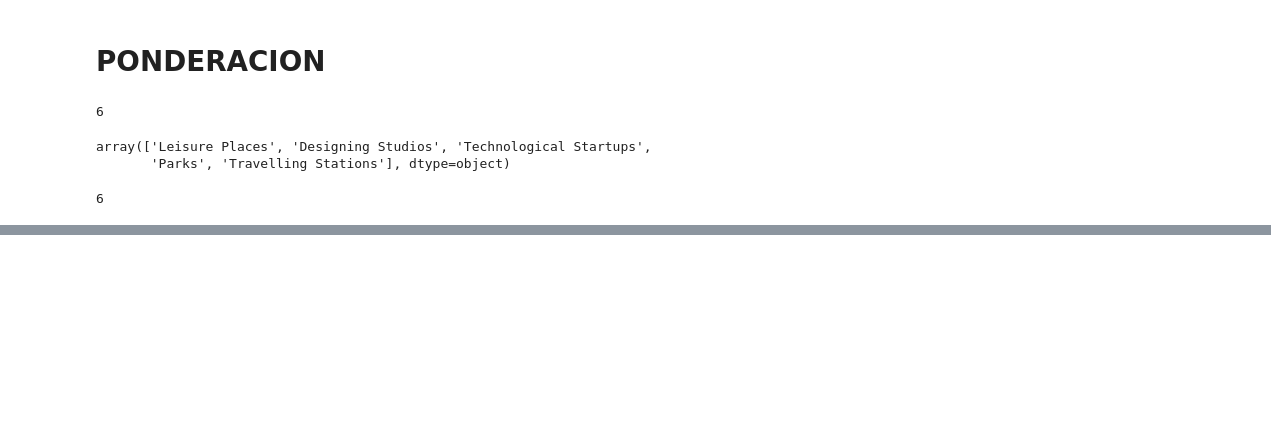
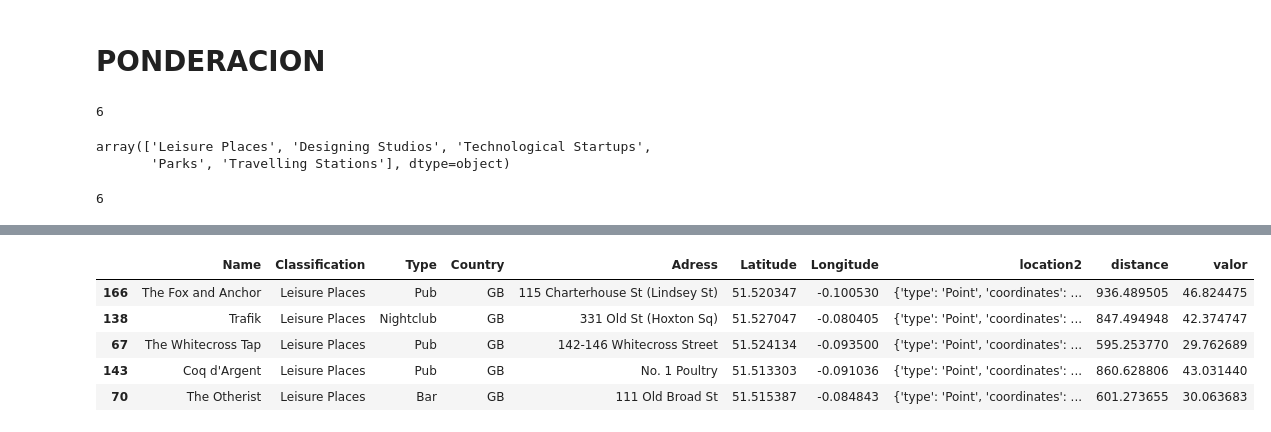
Before and after one commit to jaimecabanyes/Mi_trabajo_4, a Jupyter notebook: GeoQueries.ipynb, the cells around one changed output, grey strips where cells are left out. Drawn from its saved outputs; the diff is of its cells as text; code cells hidden in the pictures; blank space fills up the shorter version.

```diff
--- a/GeoQueries.ipynb
+++ b/GeoQueries.ipynb
@@ -171,15 +144,15 @@ lnd_final_definitivo
 # %%
 def conditions(df):
     for i in df['Classification']:
-        if (i == 'Parks'):
-            return (df['distance'] * parks_pond)
-        elif (i == 'Leisure Places'):
-            return (df['distance'] * leisure_pond)
-        elif (i == 'Technological Startups'):
-            return (df['distance'] * technological_Startups_pond)
-        elif (i == 'Designing Studios'):
-            return (df['distance'] * designing_Studios_pond)
-        elif (i == 'Travelling Stations'):
-            return (df['distance'] * travelling_Stations_pond)
-        elif (i == 'School'):
-            return (df['distance'] * school_pond)
+        if i == 'Parks':
+            return df['distance'] * parks_pond
+        elif i == 'Leisure Places':
+            return df['distance'] * leisure_pond
+        elif i == 'Technological Startups':
+            return df['distance'] * technological_Startups_pond
+        elif i == 'Designing Studios':
+            return df['distance'] * designing_Studios_pond
+        elif i == 'Travelling Stations':
+            return df['distance'] * travelling_Stations_pond
+        elif i == 'School':
+            return df['distance'] * school_pond
@@ -231,0 +161,9 @@ def añadir_ponderaciones(df):
+# %%
+lnd_final_definitivo.sample(5)
+# %% [output]
+|  | Name | Classification | Type | Country | Adress | Latitude | Longitude | location2 | distance | valor |
+| 166 | The Fox and Anchor | Leisure Places | Pub | GB | 115 Charterhouse St (Lindsey St) | 51.520347 | -0.100530 | {'type': 'Point', 'coordinates': ... | 936.489505 | 46.824475 |
+| 138 | Trafik | Leisure Places | Nightclub | GB | 331 Old St (Hoxton Sq) | 51.527047 | -0.080405 | {'type': 'Point', 'coordinates': ... | 847.494948 | 42.374747 |
+| 67 | The Whitecross Tap | Leisure Places | Pub | GB | 142-146 Whitecross Street | 51.524134 | -0.093500 | {'type': 'Point', 'coordinates': ... | 595.253770 | 29.762689 |
+| 143 | Coq d'Argent | Leisure Places | Pub | GB | No. 1 Poultry | 51.513303 | -0.091036 | {'type': 'Point', 'coordinates': ... | 860.628806 | 43.031440 |
+| 70 | The Otherist | Leisure Places | Bar | GB | 111 Old Broad St | 51.515387 | -0.084843 | {'type': 'Point', 'coordinates': ... | 601.273655 | 30.063683 |
```
Also changed, not shown: parts of 17 cells of this notebook.
